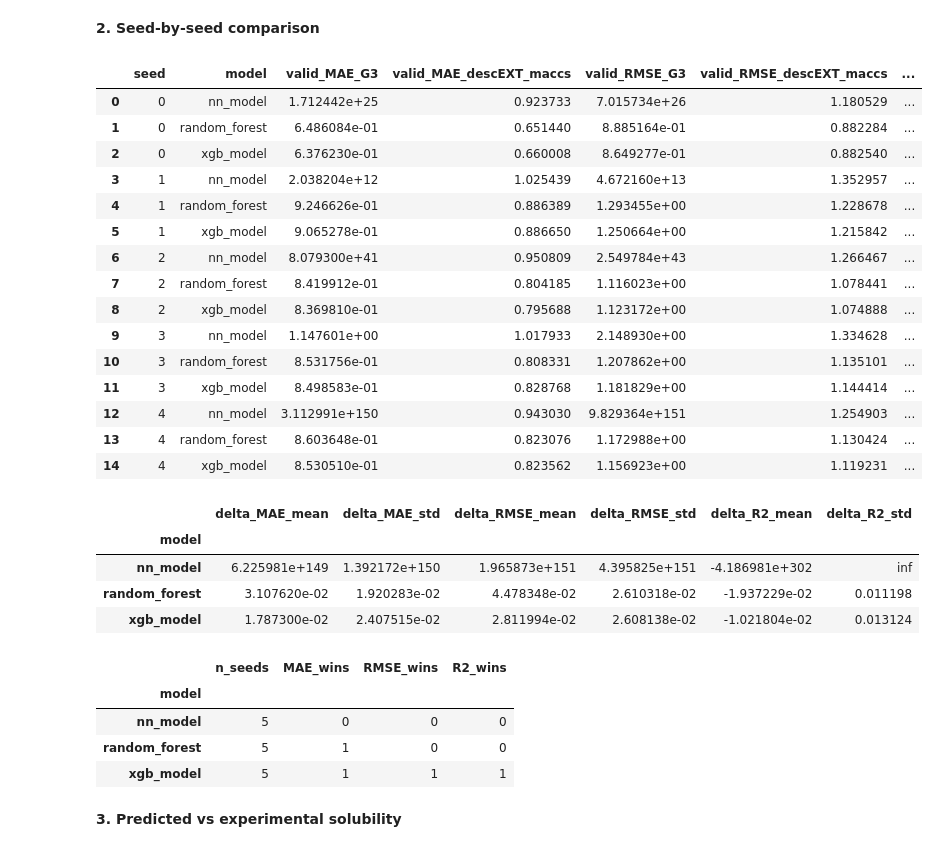
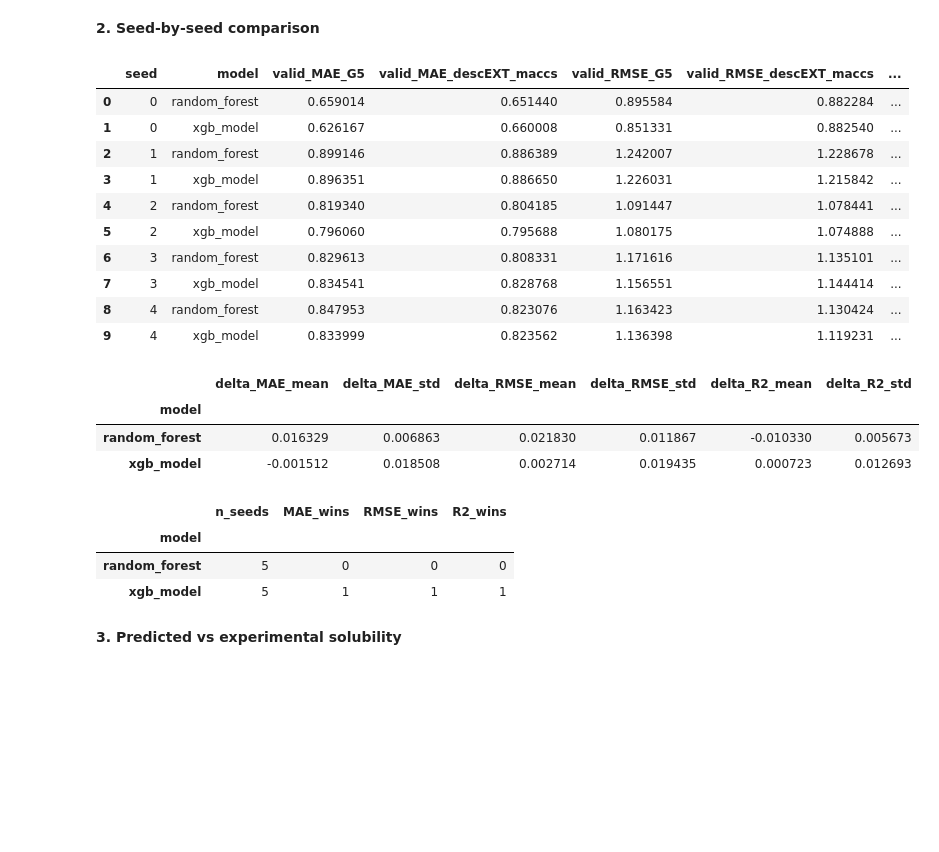
Before and after one commit to alexcorbero/admet-ml, a Jupyter notebook: notebooks/05_model_evaluation.ipynb, the cells around one changed output. Drawn from its saved outputs; the diff is of its cells as text; code cells hidden in the pictures; blank space fills up the shorter version.

```diff
--- a/notebooks/05_model_evaluation.ipynb
+++ b/notebooks/05_model_evaluation.ipynb
@@ -14,15 +14,12 @@ predictions = pd.read_csv(RESULTS_PATH / "validation_predictions.csv")
 **1. Aggregate validation performance**
 # %%
 REPRESENTATIONS = [
+    "G4",
     "descEXT_maccs",
-    "geometry",
-    "radial",
-    "maccs_EXT_geometry",
-    "G3",
+    "G5",
 ]
 
 MODELS = [
-    "nn_model",
     "random_forest",
     "xgb_model",
 ]
@@ -70,7 +58,7 @@ summary.sort_values("valid_MAE_mean")
 **2. Seed-by-seed comparison**
 # %%
 BASELINE = "descEXT_maccs"
-GEOMETRY = "G3"
+GEOMETRY = "G5"
 
 comparison = (
     metrics_focus[
@@ -123,58 +111,51 @@ geometry_gain = (
         delta_R2_mean=("delta_R2", "mean"),
         delta_R2_std=("delta_R2", "std"),
     )
 )
 
 display(geometry_gain)
 
 # Number of scaffold splits improved by geometry
 geometry_wins = (
     comparison
     .groupby("model")
     .agg(
         n_seeds=("seed", "count"),
         MAE_wins=(
             "delta_MAE",
             lambda x: (x < 0).sum(),
         ),
         RMSE_wins=(
             "delta_RMSE",
             lambda x: (x < 0).sum(),
         ),
         R2_wins=(
             "delta_R2",
             lambda x: (x > 0).sum(),
         ),
     )
 )
 
 display(geometry_wins)
 # %% [output]
-|  | seed | model | valid_MAE_G3 | valid_MAE_descEXT_maccs | valid_RMSE_G3 | valid_RMSE_descEXT_maccs | ... |
-| 0 | 0 | nn_model | 1.712442e+25 | 0.923733 | 7.015734e+26 | 1.180529 | ... |
-| 1 | 0 | random_forest | 6.486084e-01 | 0.651440 | 8.885164e-01 | 0.882284 | ... |
-| 2 | 0 | xgb_model | 6.376230e-01 | 0.660008 | 8.649277e-01 | 0.882540 | ... |
-| 3 | 1 | nn_model | 2.038204e+12 | 1.025439 | 4.672160e+13 | 1.352957 | ... |
-| 4 | 1 | random_forest | 9.246626e-01 | 0.886389 | 1.293455e+00 | 1.228678 | ... |
-| 5 | 1 | xgb_model | 9.065278e-01 | 0.886650 | 1.250664e+00 | 1.215842 | ... |
-| 6 | 2 | nn_model | 8.079300e+41 | 0.950809 | 2.549784e+43 | 1.266467 | ... |
-| 7 | 2 | random_forest | 8.419912e-01 | 0.804185 | 1.116023e+00 | 1.078441 | ... |
-| 8 | 2 | xgb_model | 8.369810e-01 | 0.795688 | 1.123172e+00 | 1.074888 | ... |
-| 9 | 3 | nn_model | 1.147601e+00 | 1.017933 | 2.148930e+00 | 1.334628 | ... |
-| 10 | 3 | random_forest | 8.531756e-01 | 0.808331 | 1.207862e+00 | 1.135101 | ... |
-| 11 | 3 | xgb_model | 8.498583e-01 | 0.828768 | 1.181829e+00 | 1.144414 | ... |
-| 12 | 4 | nn_model | 3.112991e+150 | 0.943030 | 9.829364e+151 | 1.254903 | ... |
-| 13 | 4 | random_forest | 8.603648e-01 | 0.823076 | 1.172988e+00 | 1.130424 | ... |
-| 14 | 4 | xgb_model | 8.530510e-01 | 0.823562 | 1.156923e+00 | 1.119231 | ... |
+|  | seed | model | valid_MAE_G5 | valid_MAE_descEXT_maccs | valid_RMSE_G5 | valid_RMSE_descEXT_maccs | ... |
+| 0 | 0 | random_forest | 0.659014 | 0.651440 | 0.895584 | 0.882284 | ... |
+| 1 | 0 | xgb_model | 0.626167 | 0.660008 | 0.851331 | 0.882540 | ... |
+| 2 | 1 | random_forest | 0.899146 | 0.886389 | 1.242007 | 1.228678 | ... |
+| 3 | 1 | xgb_model | 0.896351 | 0.886650 | 1.226031 | 1.215842 | ... |
+| 4 | 2 | random_forest | 0.819340 | 0.804185 | 1.091447 | 1.078441 | ... |
+| 5 | 2 | xgb_model | 0.796060 | 0.795688 | 1.080175 | 1.074888 | ... |
+| 6 | 3 | random_forest | 0.829613 | 0.808331 | 1.171616 | 1.135101 | ... |
+| 7 | 3 | xgb_model | 0.834541 | 0.828768 | 1.156551 | 1.144414 | ... |
+| 8 | 4 | random_forest | 0.847953 | 0.823076 | 1.163423 | 1.130424 | ... |
+| 9 | 4 | xgb_model | 0.833999 | 0.823562 | 1.136398 | 1.119231 | ... |
 |  | delta_MAE_mean | delta_MAE_std | delta_RMSE_mean | delta_RMSE_std | delta_R2_mean | delta_R2_std |
 | model |  |  |  |  |  |  |
-| nn_model | 6.225981e+149 | 1.392172e+150 | 1.965873e+151 | 4.395825e+151 | -4.186981e+302 | inf |
-| random_forest | 3.107620e-02 | 1.920283e-02 | 4.478348e-02 | 2.610318e-02 | -1.937229e-02 | 0.011198 |
-| xgb_model | 1.787300e-02 | 2.407515e-02 | 2.811994e-02 | 2.608138e-02 | -1.021804e-02 | 0.013124 |
+| random_forest | 0.016329 | 0.006863 | 0.021830 | 0.011867 | -0.010330 | 0.005673 |
+| xgb_model | -0.001512 | 0.018508 | 0.002714 | 0.019435 | 0.000723 | 0.012693 |
 |  | n_seeds | MAE_wins | RMSE_wins | R2_wins |
 | model |  |  |  |  |
-| nn_model | 5 | 0 | 0 | 0 |
-| random_forest | 5 | 1 | 0 | 0 |
+| random_forest | 5 | 0 | 0 | 0 |
 | xgb_model | 5 | 1 | 1 | 1 |
 # %% [markdown]
 **3. Predicted vs experimental solubility**
```
Also changed, not shown: parts of 15 cells of this notebook, 4 other files.
